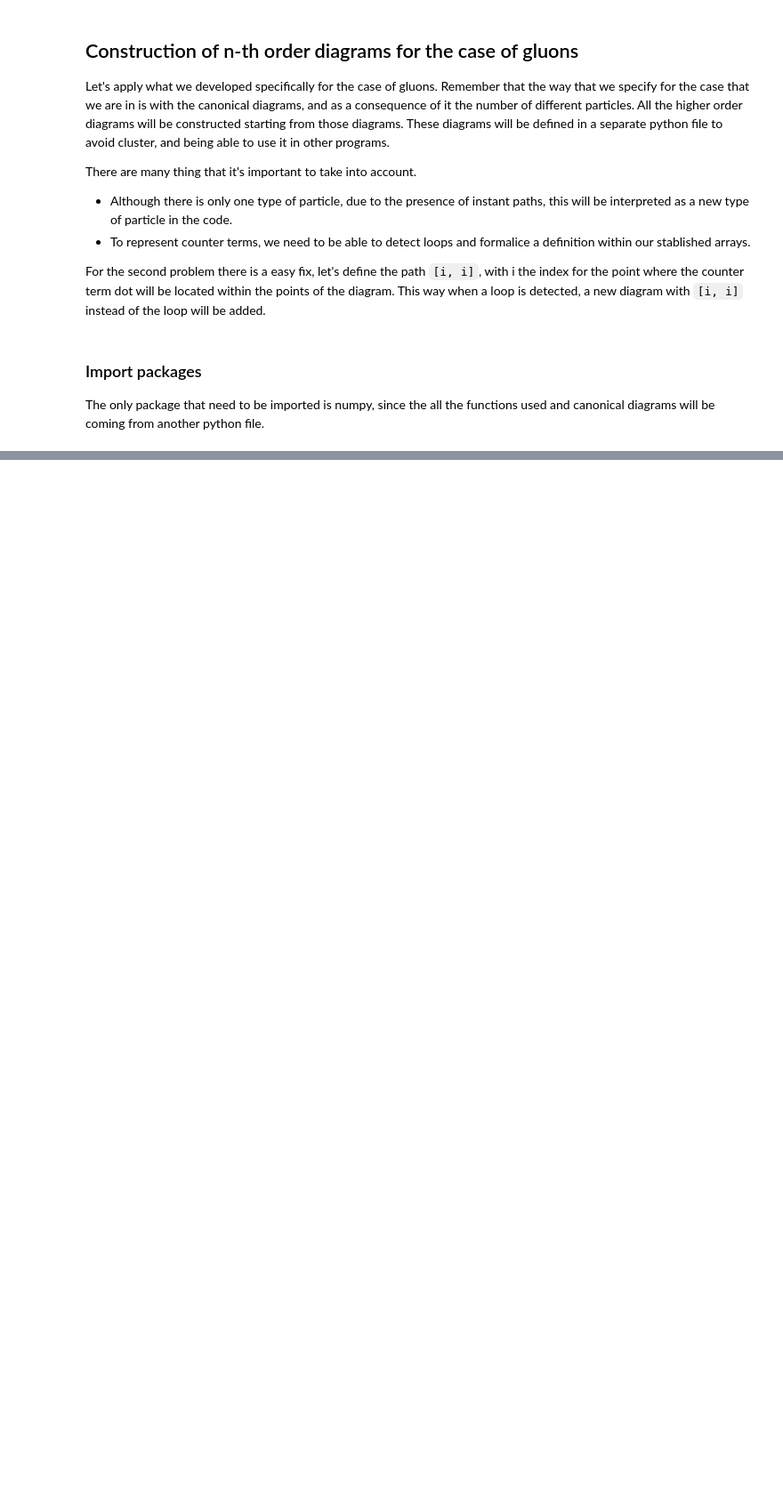
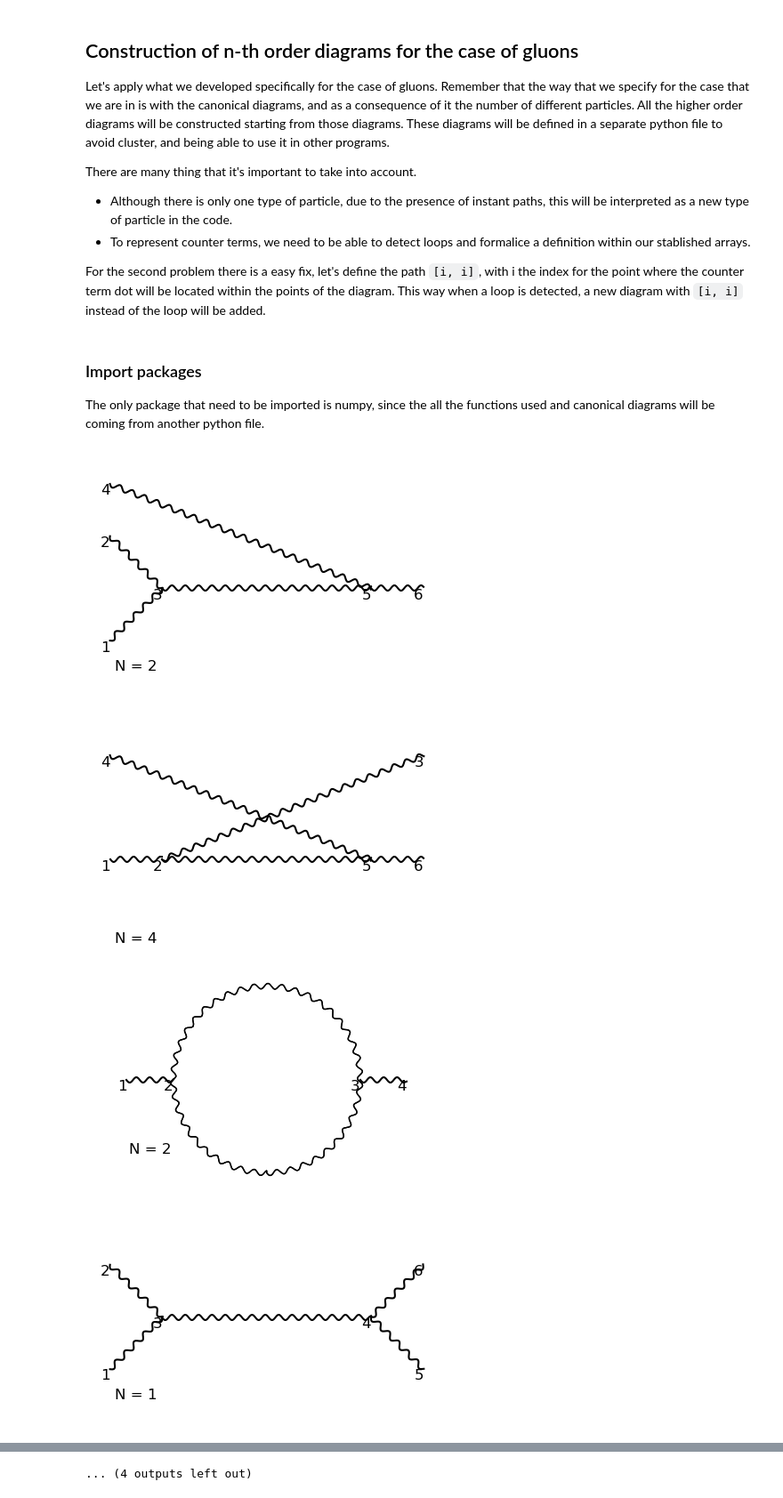
Before and after one commit to liuzhuozhuo/edp-renormalization, a Jupyter notebook: python/gluons.ipynb, the cells around one changed output, grey strips where cells are left out. Shown at 89% size. Drawn from its saved outputs; the diff is of its cells as text; code cells hidden in the pictures; blank space fills up the shorter version.

```diff
--- a/python/gluons.ipynb
+++ b/python/gluons.ipynb
@@ -17,6 +18,18 @@ import numpy as np
 #Import the cannonical gluon diagrams
 from functions.can_diagrams.gluon_diagrams import *
 from functions.gluon_functions import *
+# %%
+type_proc = [[2, 2]]
+till_order = 6
 # %%
-points_2nd, paths_2nd, count_2nd = combine_diagrams_order([can_points_1st], [can_paths_1st], [can_number_1st], [[2, 1]], 5, offset=0)
+points_2nd, paths_2nd, count_2nd = combine_diagrams_order([can_points_1st], [can_paths_1st], [can_number_1st], type_proc, till_order, offset=0)
 points2, paths2, count2 = group_diagrams(points_2nd, paths_2nd, count_2nd)
+# %%
+for i in range(len(points2)):
+    in_out_paths_2 = in_out_paths(paths2[i])
+    represent_diagram(reposition_diagram(points2[i], in_out_paths_2), paths2[i], index=True, line=["photon", "dotted"], colors=["black", "black"], number=count2[i])
+# %% [output]
+[figure, added]
+[figure, added]
+[figure, added]
+[figure, added]
@@ -23 +44,2 @@ points2, paths2, count2 = group_diagrams(points_2nd, paths_2nd, count_2nd)
+... (4 outputs left out)
 # %%
```
Also changed, not shown: parts of 12 cells of this notebook, 1 other file.
